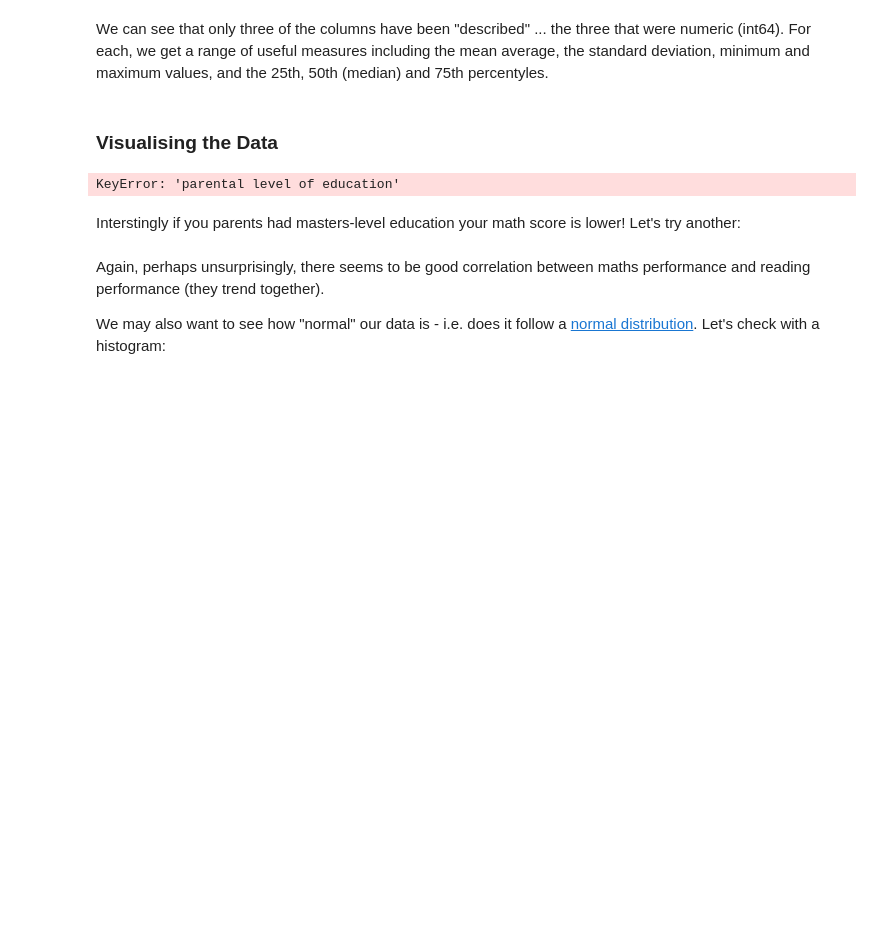
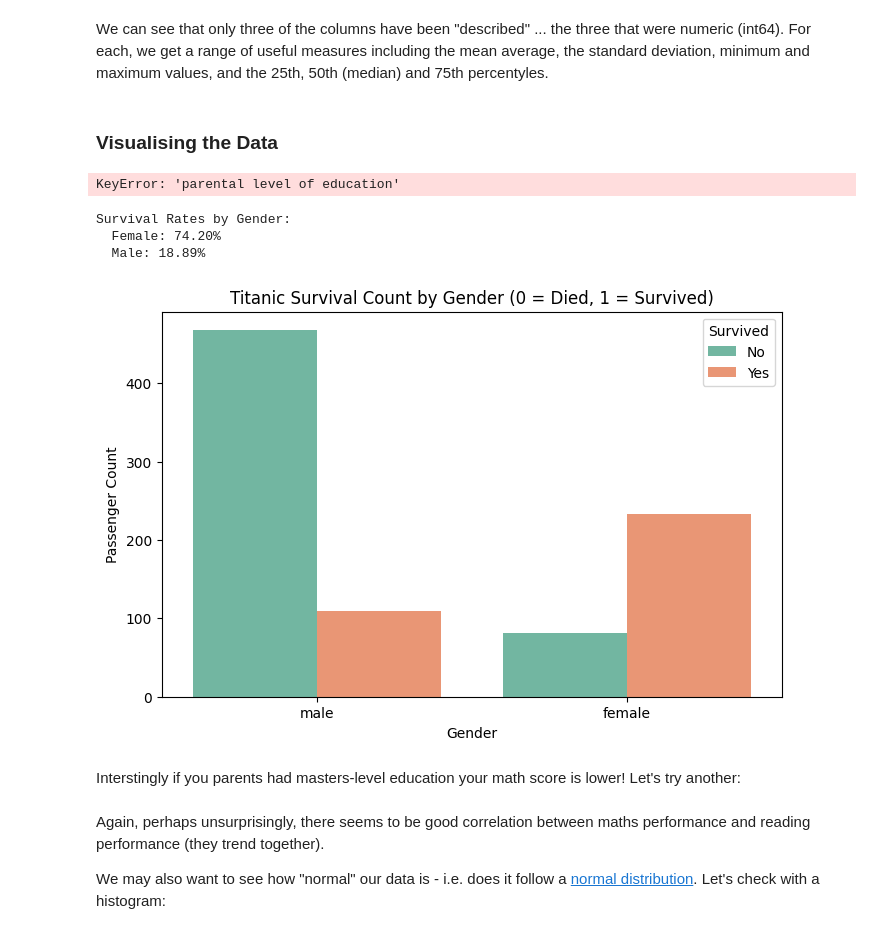
Before and after one commit to Nandini5707790/NJhawar-DataScience-GenAI-Submission, a Jupyter notebook: 2_05_Exploratory_Data_Analysis.ipynb, the cells around one changed output. Saved outputs shown, nothing was run; the diff lists cells and outputs as text; code cells hidden in the pictures; blank space fills up the shorter version.

```diff
--- a/2_05_Exploratory_Data_Analysis.ipynb
+++ b/2_05_Exploratory_Data_Analysis.ipynb
@@ -133,6 +133,29 @@ plt.title('Parent\'s Education vs Math Score') # add title
 plt.plot() # plot the chart to screen
 # %% [output]
 KeyError: 'parental level of education'
+# %%
+import seaborn as sns
+import matplotlib.pyplot as plt
+
+# Calculate exact survival rates
+survival_rates = students.groupby('Sex')['Survived'].mean() * 100
+print("Survival Rates by Gender:")
+for sex, rate in survival_rates.items():
+    print(f"  {sex.title()}: {rate:.2f}%")
+
+# Plot the correlation between Sex and Survival
+plt.figure(figsize=(8, 5))
+sns.countplot(data=students, x='Sex', hue='Survived', palette='Set2')
+plt.title('Titanic Survival Count by Gender (0 = Died, 1 = Survived)')
+plt.xlabel('Gender')
+plt.ylabel('Passenger Count')
+plt.legend(title='Survived', labels=['No', 'Yes'])
+plt.show()
+# %% [output]
+Survival Rates by Gender:
+  Female: 74.20%
+  Male: 18.89%
+[figure, added]
 # %% [markdown]
 Interstingly if you parents had masters-level education your math score is lower! Let's try another:
 # %%
```
Also changed, not shown: parts of 1 cell of this notebook.
